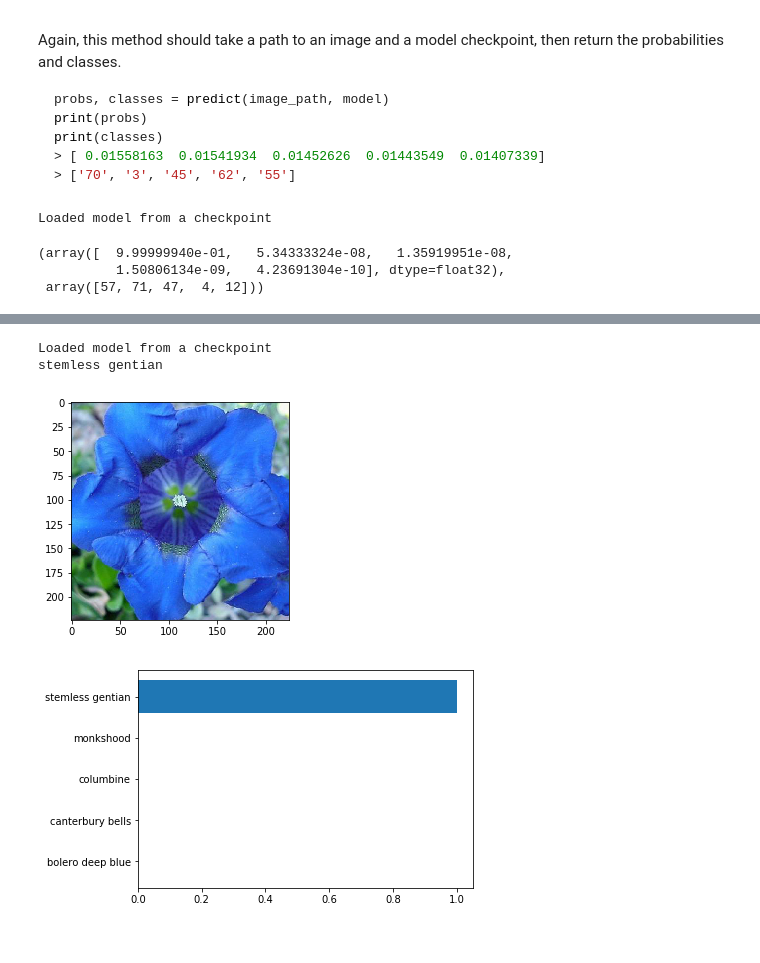
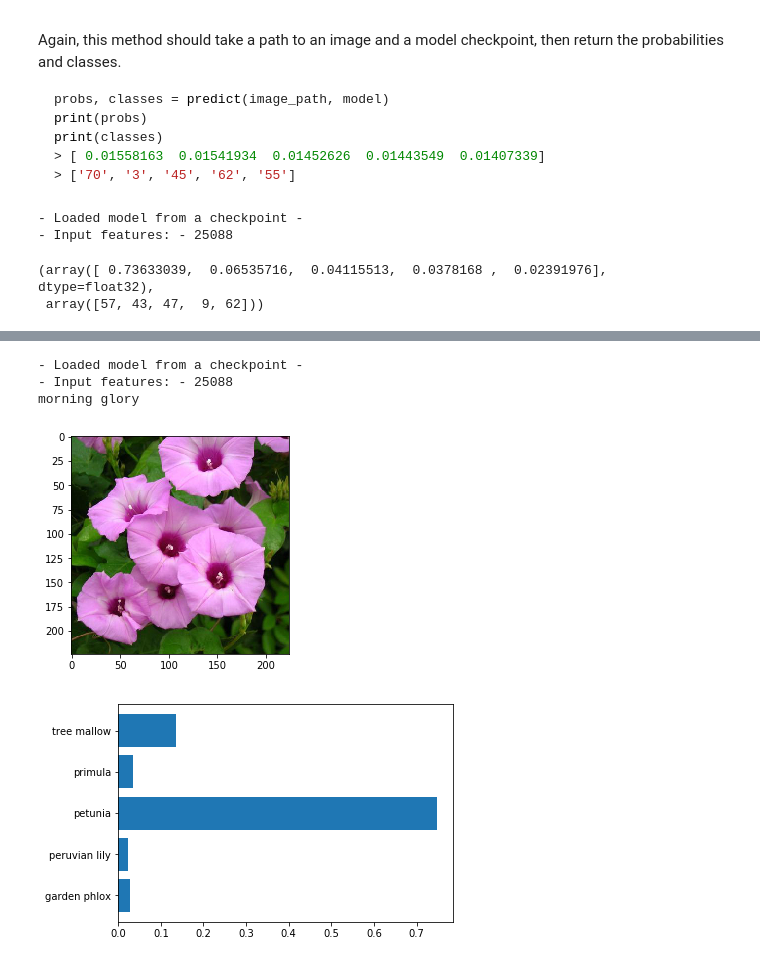
Before and after one commit to stoykostanchev/aipnd-project, a Jupyter notebook: Image Classifier Project.ipynb, the cells around one changed output, grey strips where cells are left out. Saved outputs shown, nothing was run; the diff lists cells and outputs as text; code cells hidden in the pictures.

````diff
--- a/Image Classifier Project.ipynb
+++ b/Image Classifier Project.ipynb
@@ -85,0 +74,6 @@ Training complete
+# %%
+# arch = 'resnet34'
+# arch = 'inception_v3' -> Expected tensor for argument #1 'input' to have the same dimension as tensor for 'result'; but 4 does not equal 2 (while checking arguments for cudnn_convolution)
+# arch = 'densenet161'
+arch = 'vgg16'
+train.train(data_dir, cat_to_name, './', max_epochs=1, arch=arch)
@@ -185,12 +195,12 @@ print(classes)
 ```
 # %%
 
-predict.predict('./flowers/valid/59/image_05034.jpg', get_saved_model())
+predict.predict('./flowers/valid/59/image_05034.jpg', get_saved_model(arch=arch))
 # %% [output]
-Loaded model from a checkpoint
+- Loaded model from a checkpoint -
+- Input features: - 25088
-(array([  9.99999940e-01,   5.34333324e-08,   1.35919951e-08,
-          1.50806134e-09,   4.23691304e-10], dtype=float32),
- array([57, 71, 47,  4, 12]))
+(array([ 0.73633039,  0.06535716,  0.04115513,  0.0378168 ,  0.02391976], dtype=float32),
+ array([57, 43, 47,  9, 62]))
 # %% [markdown]
 ## Sanity Checking
 
@@ -201,28 +211,29 @@ Now that you can use a trained model for predictions, check to make sure it make
 You can convert from the class integer encoding to actual flower names with the `cat_to_name.json` file (should have been loaded earlier in the notebook). To show a PyTorch tensor as an image, use the `imshow` function defined above.
 # %%
 # TODO: Display an image along with the top 5 classes
-model = get_saved_model()
+model = get_saved_model(arch=arch)
 model.eval()
 checkpoint = torch.load(get_checkpoints_path(), map_location=str(get_device()))
-img_path = './flowers/valid/28/image_05258.jpg'
+img_path = './flowers/valid/76/image_02458.jpg'
 real_class = checkpoint['cat_to_name'].get(str(img_path.split('/')[3]))
 
 print(real_class)
 img = predict.process_image(img_path)
 imshow(torch.from_numpy(img).float())
 
 probs, classes = predict.predict(img_path, model)
 idx_to_class = {v: k for k, v in checkpoint['class_to_idx'].items()}
 
 categories = [checkpoint['cat_to_name'].get(str(idx_to_class.get(x.item()))) for x in classes]
 
 fig, ax = plt.subplots()
 
 ax.barh(categories, probs, align='center')
 
 plt.show()
 # %% [output]
-Loaded model from a checkpoint
-stemless gentian
+- Loaded model from a checkpoint -
+- Input features: - 25088
+morning glory
-[figure, old version]
+[figure, new version]
-[figure, old version]
+[figure, new version]
````
Also changed, not shown: parts of 3 cells of this notebook.
